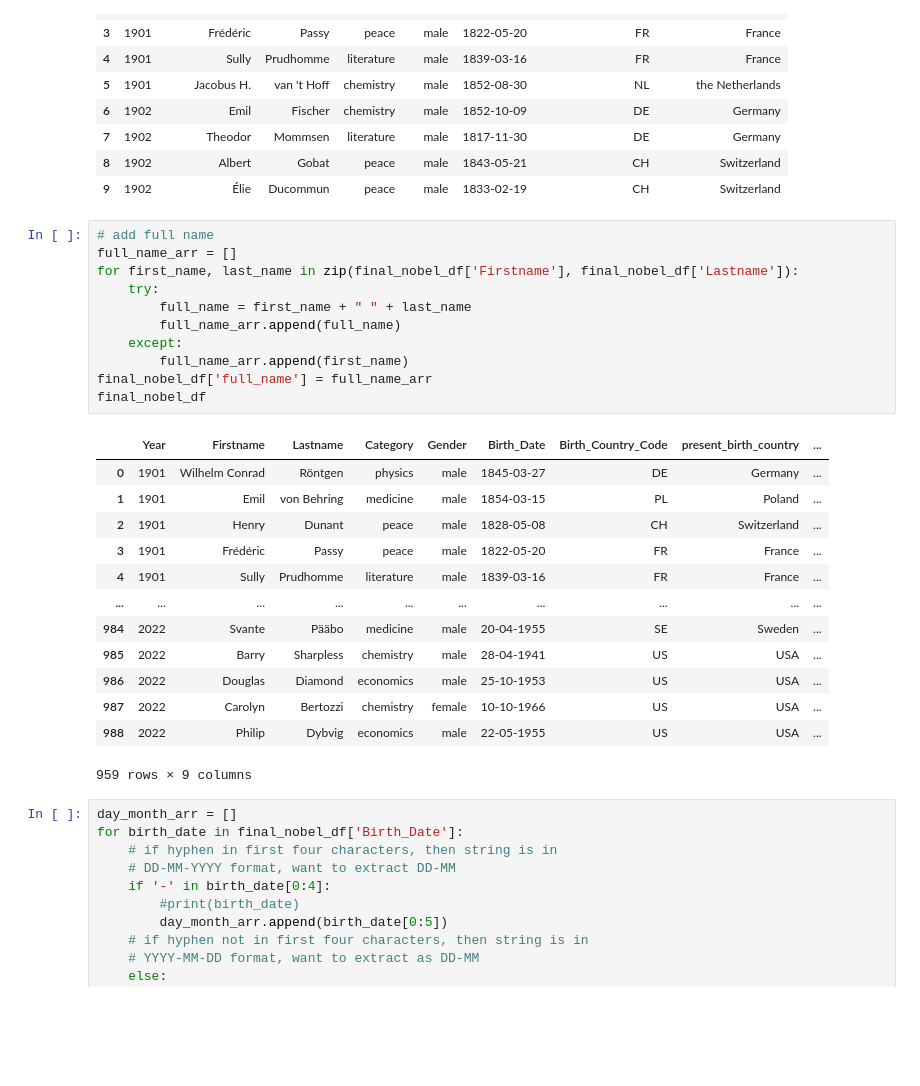
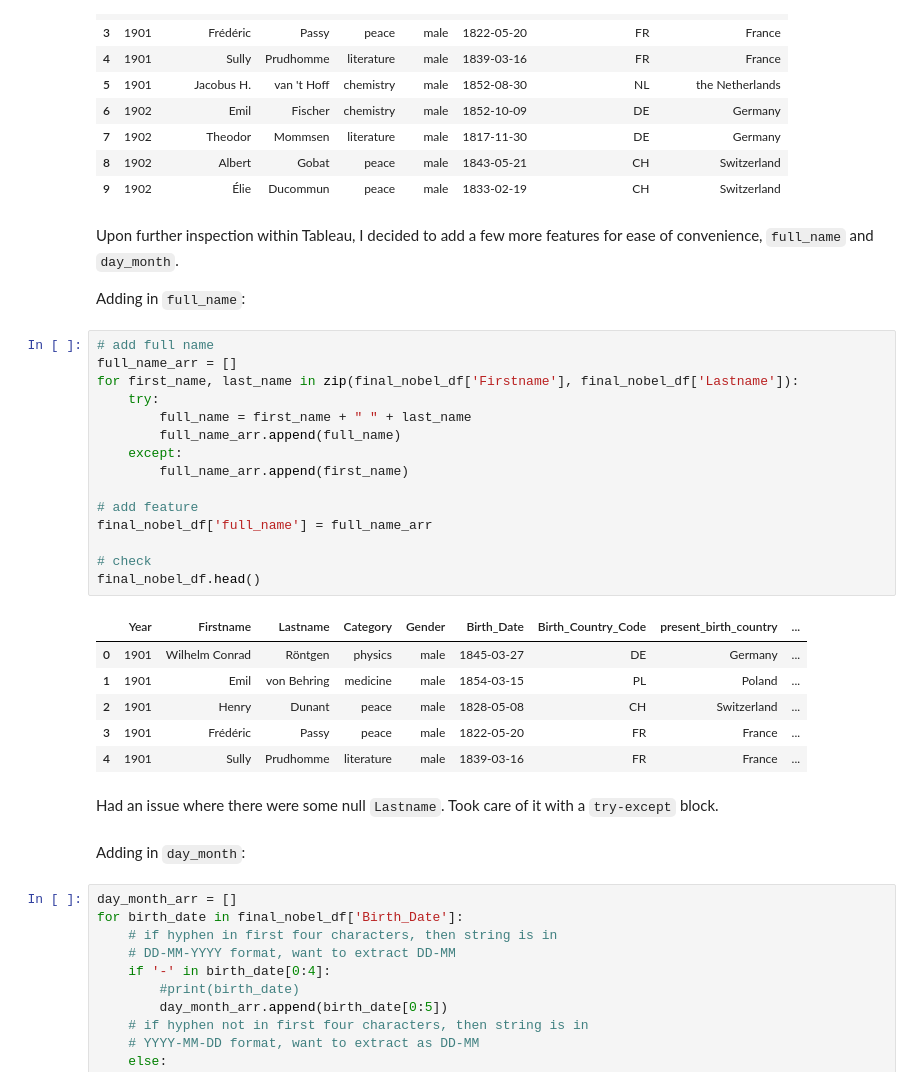
Before and after one commit to dnhuang/kaggle-projects, a Jupyter notebook: nobel-laureates/eda_and_preprocessing.ipynb, the cells around one changed output. Saved outputs shown, nothing was run; the diff lists cells and outputs as text; blank space fills up the shorter version.

Commit message:
Finish preprocessing and public viz on Tableau

```diff
--- a/nobel-laureates/eda_and_preprocessing.ipynb
+++ b/nobel-laureates/eda_and_preprocessing.ipynb
@@ -342,31 +342,36 @@ final_nobel_df.head(10) # check
 | 7 | 1902 | Theodor | Mommsen | literature | male | 1817-11-30 | DE | Germany |
 | 8 | 1902 | Albert | Gobat | peace | male | 1843-05-21 | CH | Switzerland |
 | 9 | 1902 | Élie | Ducommun | peace | male | 1833-02-19 | CH | Switzerland |
+# %% [markdown]
+Upon further inspection within Tableau, I decided to add a few more features for ease of convenience, `full_name` and `day_month`.
+
+Adding in `full_name`:
 # %%
 # add full name
 full_name_arr = []
 for first_name, last_name in zip(final_nobel_df['Firstname'], final_nobel_df['Lastname']):
     try:
         full_name = first_name + " " + last_name
         full_name_arr.append(full_name)
     except:
         full_name_arr.append(first_name)
+
+# add feature
 final_nobel_df['full_name'] = full_name_arr
-final_nobel_df
+
+# check
+final_nobel_df.head()
 # %% [output]
 |  | Year | Firstname | Lastname | Category | Gender | Birth_Date | Birth_Country_Code | present_birth_country | ... |
 | 0 | 1901 | Wilhelm Conrad | Röntgen | physics | male | 1845-03-27 | DE | Germany | ... |
 | 1 | 1901 | Emil | von Behring | medicine | male | 1854-03-15 | PL | Poland | ... |
 | 2 | 1901 | Henry | Dunant | peace | male | 1828-05-08 | CH | Switzerland | ... |
 | 3 | 1901 | Frédéric | Passy | peace | male | 1822-05-20 | FR | France | ... |
 | 4 | 1901 | Sully | Prudhomme | literature | male | 1839-03-16 | FR | France | ... |
-| ... | ... | ... | ... | ... | ... | ... | ... | ... | ... |
-| 984 | 2022 | Svante | Pääbo | medicine | male | 20-04-1955 | SE | Sweden | ... |
-| 985 | 2022 | Barry | Sharpless | chemistry | male | 28-04-1941 | US | USA | ... |
-| 986 | 2022 | Douglas | Diamond | economics | male | 25-10-1953 | US | USA | ... |
-| 987 | 2022 | Carolyn | Bertozzi | chemistry | female | 10-10-1966 | US | USA | ... |
-| 988 | 2022 | Philip | Dybvig | economics | male | 22-05-1955 | US | USA | ... |
-959 rows × 9 columns
+# %% [markdown]
+Had an issue where there were some null `Lastname`. Took care of it with a `try-except` block.
+# %% [markdown]
+Adding in `day_month`:
 # %%
 day_month_arr = []
 for birth_date in final_nobel_df['Birth_Date']:
```
Also changed, not shown: parts of 2 cells of this notebook.
